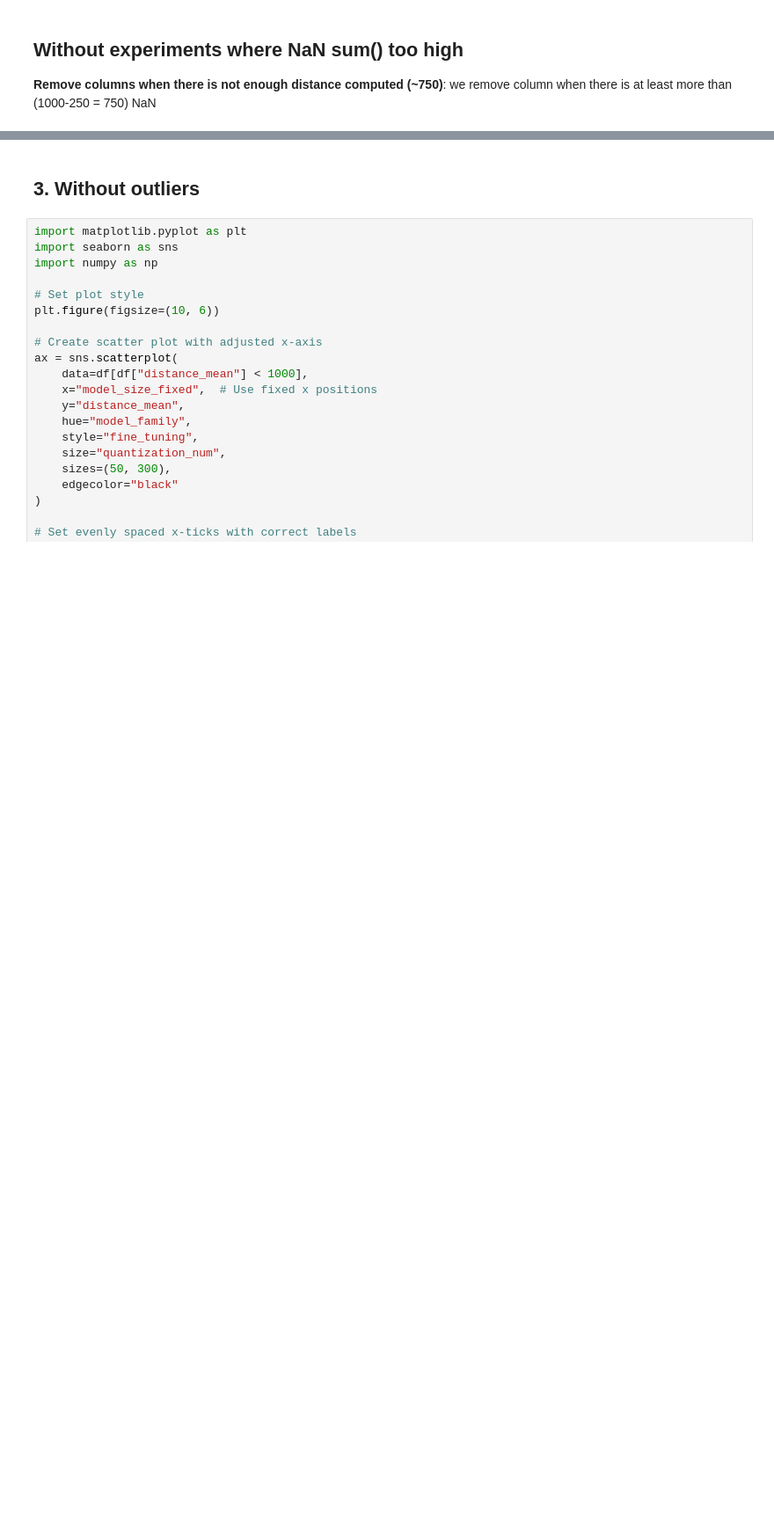
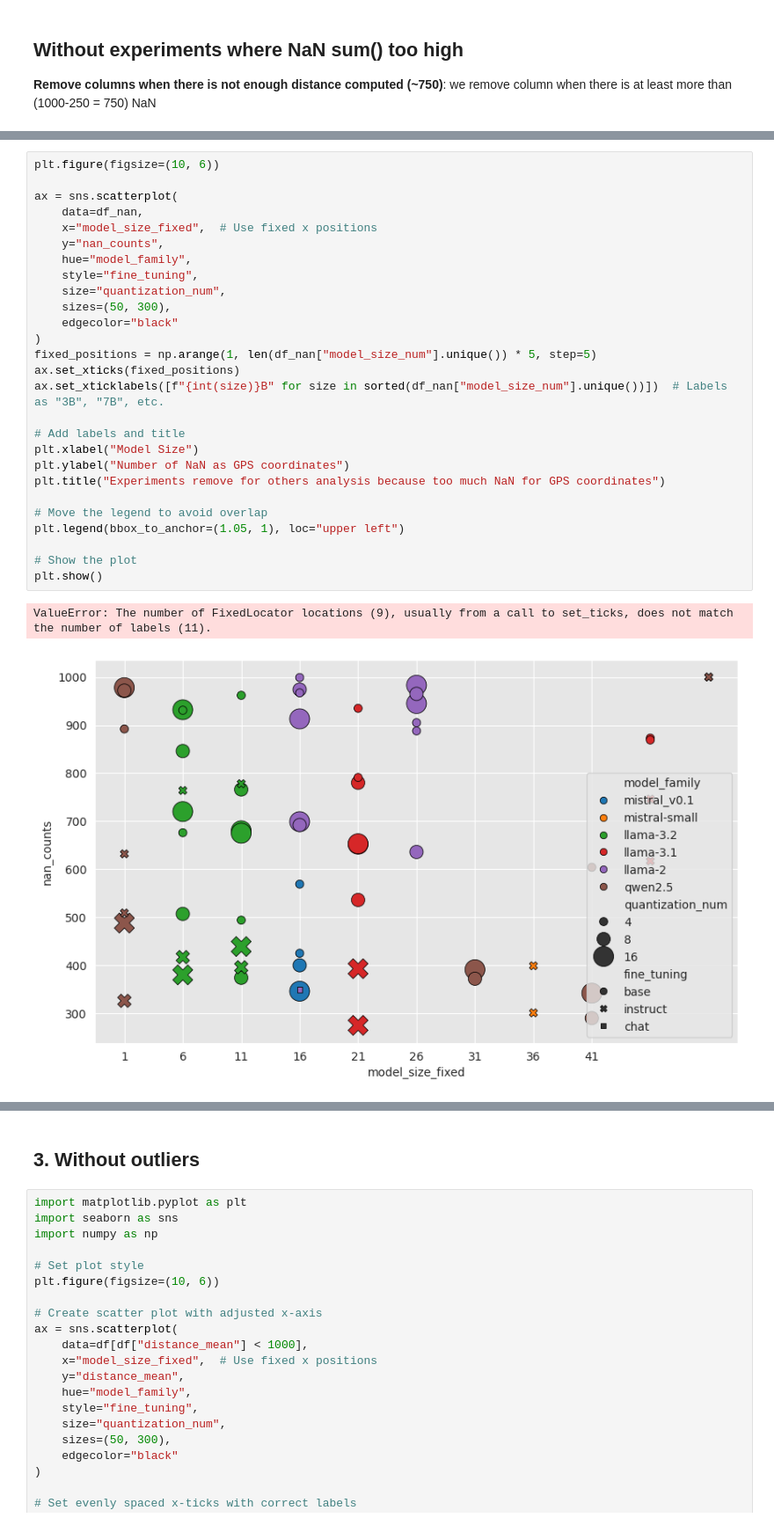
Before and after one commit to AdrienGuille/geo-llm, a Jupyter notebook: 4_results_analyzing.ipynb, the cells around one changed output, grey strips where cells are left out. Shown at 88% size. Cells and saved outputs as stored; diff of their text form; blank space fills up the shorter version.

```diff
--- a/4_results_analyzing.ipynb
+++ b/4_results_analyzing.ipynb
@@ -185 +185,31 @@ Removing expe when NaN number is > 250: 66 deleted
+# %%
+plt.figure(figsize=(10, 6))
+
+ax = sns.scatterplot(
+    data=df_nan,
+    x="model_size_fixed",  # Use fixed x positions
+    y="nan_counts",
+    hue="model_family",
+    style="fine_tuning",
+    size="quantization_num",
+    sizes=(50, 300),
+    edgecolor="black"
+)
+fixed_positions = np.arange(1, len(df_nan["model_size_num"].unique()) * 5, step=5)
+ax.set_xticks(fixed_positions)
+ax.set_xticklabels([f"{int(size)}B" for size in sorted(df_nan["model_size_num"].unique())])  # Labels as "3B", "7B", etc.
+
+# Add labels and title
+plt.xlabel("Model Size")
+plt.ylabel("Number of NaN as GPS coordinates")
+plt.title("Experiments remove for others analysis because too much NaN for GPS coordinates")
+
+# Move the legend to avoid overlap
+plt.legend(bbox_to_anchor=(1.05, 1), loc="upper left")
+
+# Show the plot
+plt.show()
+# %% [output]
+ValueError: The number of FixedLocator locations (9), usually from a call to set_ticks, does not match the number of labels (11).
+[figure, added]
 # %%
```
Also changed, not shown: parts of 14 cells of this notebook, 3 other files.
